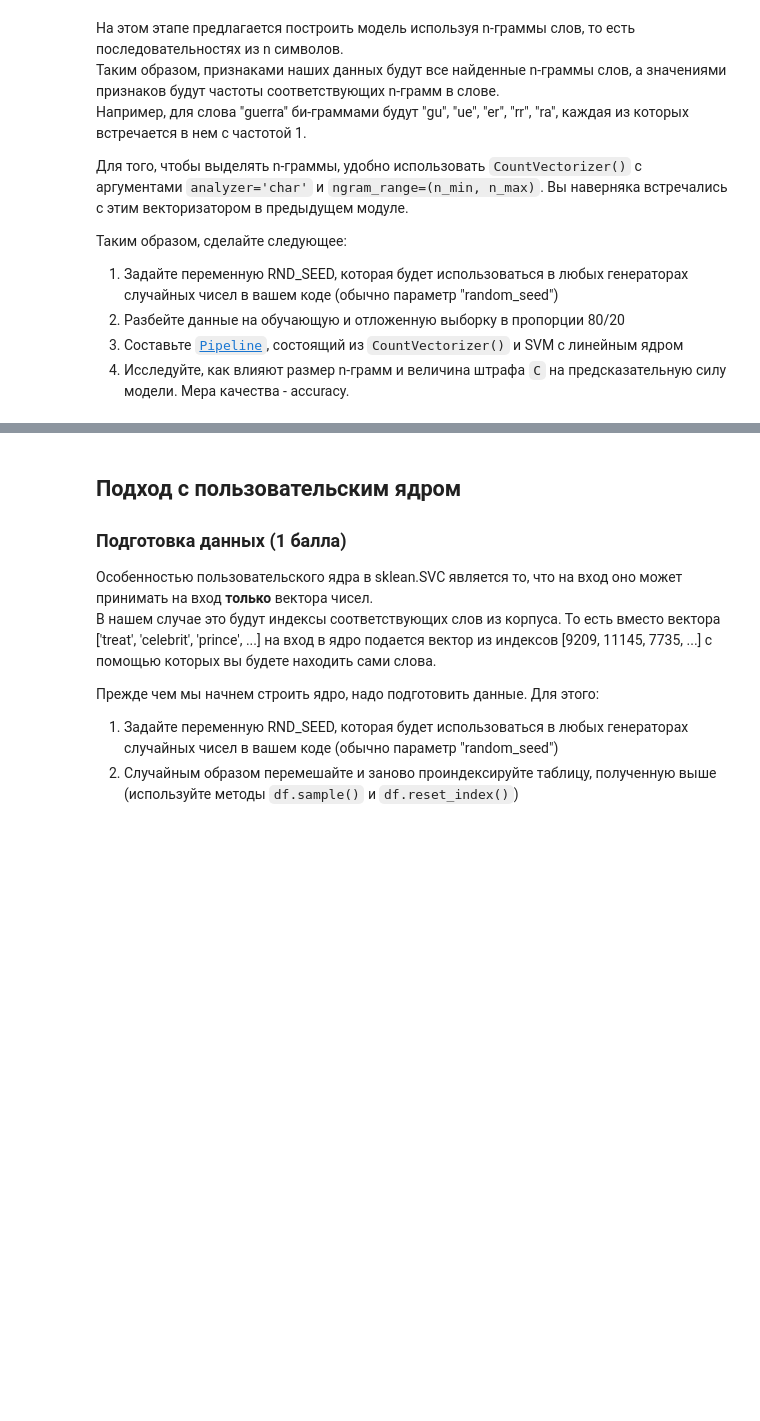
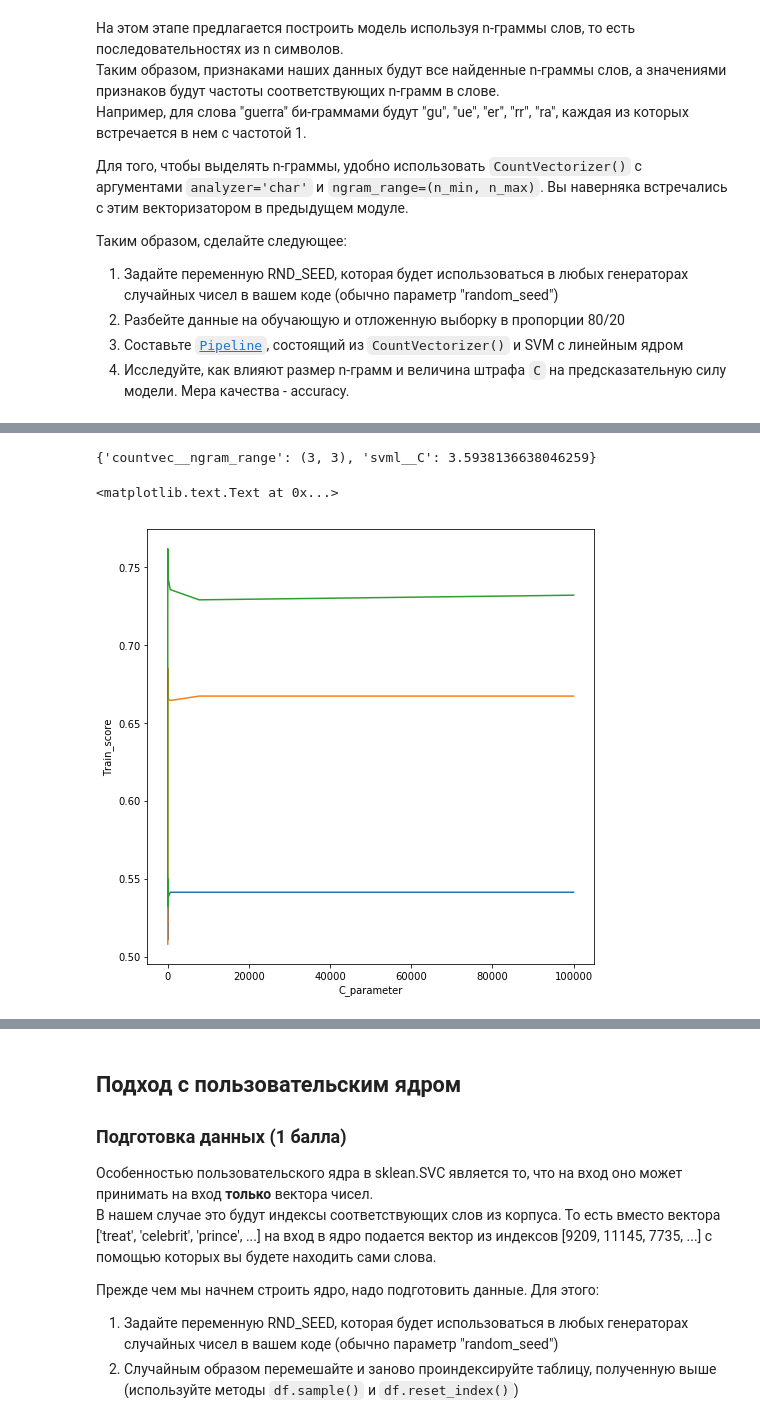
Before and after one commit to BobrG/IreneGit, a Jupyter notebook: hw1-svm.ipynb, the cells around one changed output, grey strips where cells are left out. Drawn from its saved outputs; the diff is of its cells as text; code cells hidden in the pictures; blank space fills up the shorter version.

```diff
--- a/hw1-svm.ipynb
+++ b/hw1-svm.ipynb
@@ -274,10 +276,0 @@ countvec_svm = Pipeline([('count_vec', count_vec), ('svm_l', SVM_L)])
-# %%
-Cn = np.logspace(-5, 6, num=20)
-for j in range(1, 4):
-    for i in Cn:
-        countvec_svm.set_params(count_vec__ngram_range = (j,j), svm_l__C=i)
-        countvec_svm.fit(X_train, y_train)
-        print("ngrams -", j,
-              "C -", i,
-              "score -", accuracy_score(countvec_svm.predict(X_test), y_test)
-             )
@@ -297,0 +277,8 @@ ngrams - 1 C - 88.586679041 score - 0.789127575625
+# %%
+N_GRAMS_OPTIONS = [(1,1), (2,2), (3,3)]
+C_OPTIONS = np.logspace(-5, 5, num=10)
+param_grid = {'countvec__ngram_range': N_GRAMS_OPTIONS, 'svml__C': C_OPTIONS}
+# %%
+from sklearn.model_selection import GridSearchCV
+grid = GridSearchCV(countvecsvm, param_grid)
+grid.fit(X, y)
@@ -297,0 +300,21 @@ ngrams - 1 C - 88.586679041 score - 0.789127575625
+# %%
+grid.best_params_
+# %% [output]
+{'countvec__ngram_range': (3, 3), 'svml__C': 3.5938136638046259}
+# %%
+res_1 = [grid.cv_results_['mean_train_score'][i] for i in range(0, len(grid.cv_results_['mean_train_score']))
+ if grid.cv_results_['params'][i]['countvec__ngram_range'] == (1, 1)]
+res_2 = [grid.cv_results_['mean_train_score'][i] for i in range(0, len(grid.cv_results_['mean_train_score']))
+ if grid.cv_results_['params'][i]['countvec__ngram_range'] == (2, 2)]
+res_3 = [grid.cv_results_['mean_train_score'][i] for i in range(0, len(grid.cv_results_['mean_train_score']))
+ if grid.cv_results_['params'][i]['countvec__ngram_range'] == (3, 3)]
+# %%
+fig = plt.figure(figsize=(8,8))
+plt.plot(C_OPTIONS, res_1)
+plt.plot(C_OPTIONS, res_2)
+plt.plot(C_OPTIONS, res_3)
+plt.ylabel('Train_score')
+plt.xlabel('C_parameter')
+# %% [output]
+<matplotlib.text.Text at 0x...>
+[figure, added]
```
Also changed, not shown: parts of 6 cells of this notebook.
